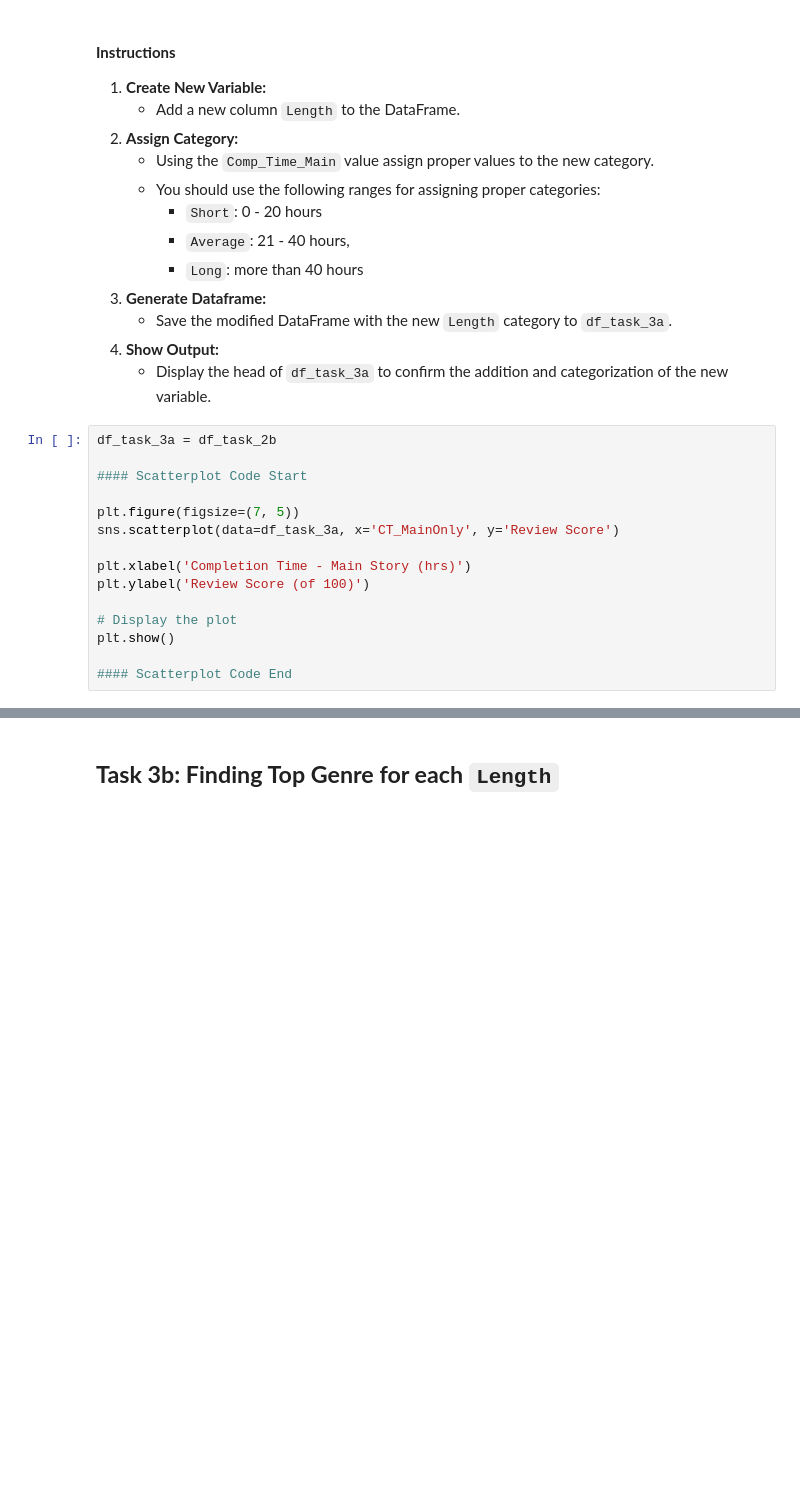
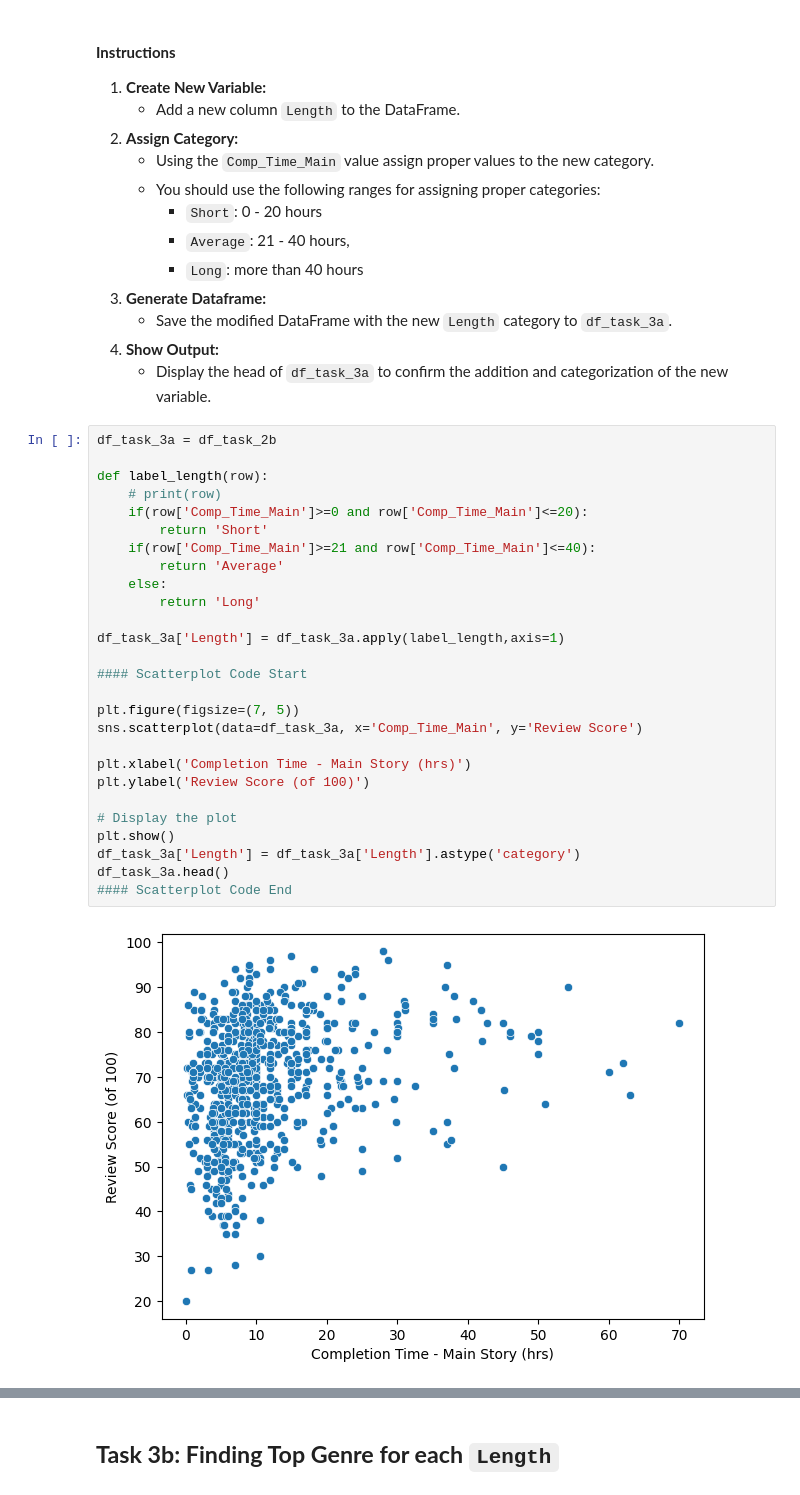
Before and after one commit to visdesignlab/persist_examples, a Jupyter notebook: Study Data II - Video Games/PANDAS_video_games_tasks.ipynb, the cells around one changed output, grey strips where cells are left out. Cells and saved outputs as stored; diff of their text form; blank space fills up the shorter version.

```diff
--- a/Study Data II - Video Games/PANDAS_video_games_tasks.ipynb
+++ b/Study Data II - Video Games/PANDAS_video_games_tasks.ipynb
@@ -196,16 +322,30 @@ Create a new category `Length` in the dataset and assign each record to `Short`,
     - Display the head of `df_task_3a` to confirm the addition and categorization of the new variable.
 # %%
 df_task_3a = df_task_2b
+
+def label_length(row):
+    # print(row)
+    if(row['Comp_Time_Main']>=0 and row['Comp_Time_Main']<=20):
+        return 'Short'
+    if(row['Comp_Time_Main']>=21 and row['Comp_Time_Main']<=40):
+        return 'Average'
+    else:
+        return 'Long'
+
+df_task_3a['Length'] = df_task_3a.apply(label_length,axis=1)
 
 #### Scatterplot Code Start
 
 plt.figure(figsize=(7, 5))
-sns.scatterplot(data=df_task_3a, x='CT_MainOnly', y='Review Score')
+sns.scatterplot(data=df_task_3a, x='Comp_Time_Main', y='Review Score')
 
 plt.xlabel('Completion Time - Main Story (hrs)')
 plt.ylabel('Review Score (of 100)')
 
 # Display the plot
 plt.show()
-
+df_task_3a['Length'] = df_task_3a['Length'].astype('category')
+df_task_3a.head()
 #### Scatterplot Code End
+# %% [output]
+[figure, added]
```
Also changed, not shown: parts of 13 cells of this notebook, 1 other file.
